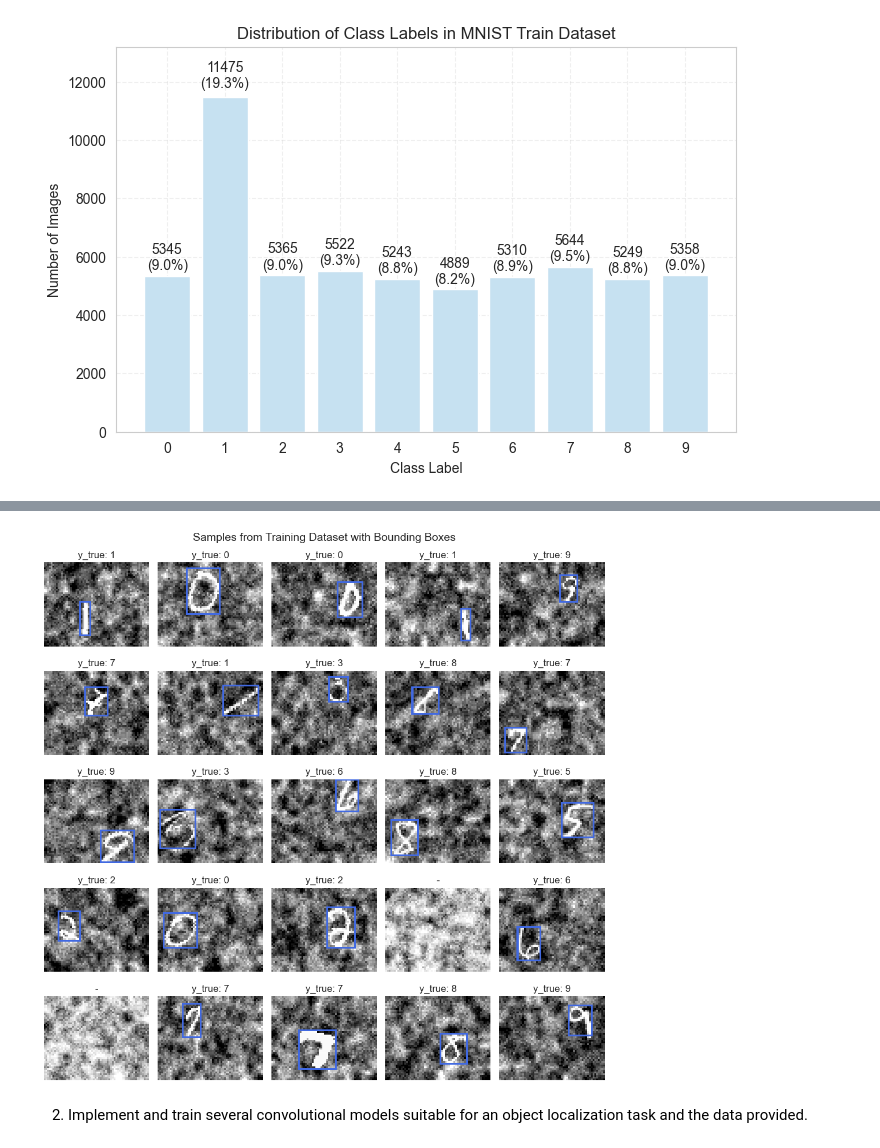
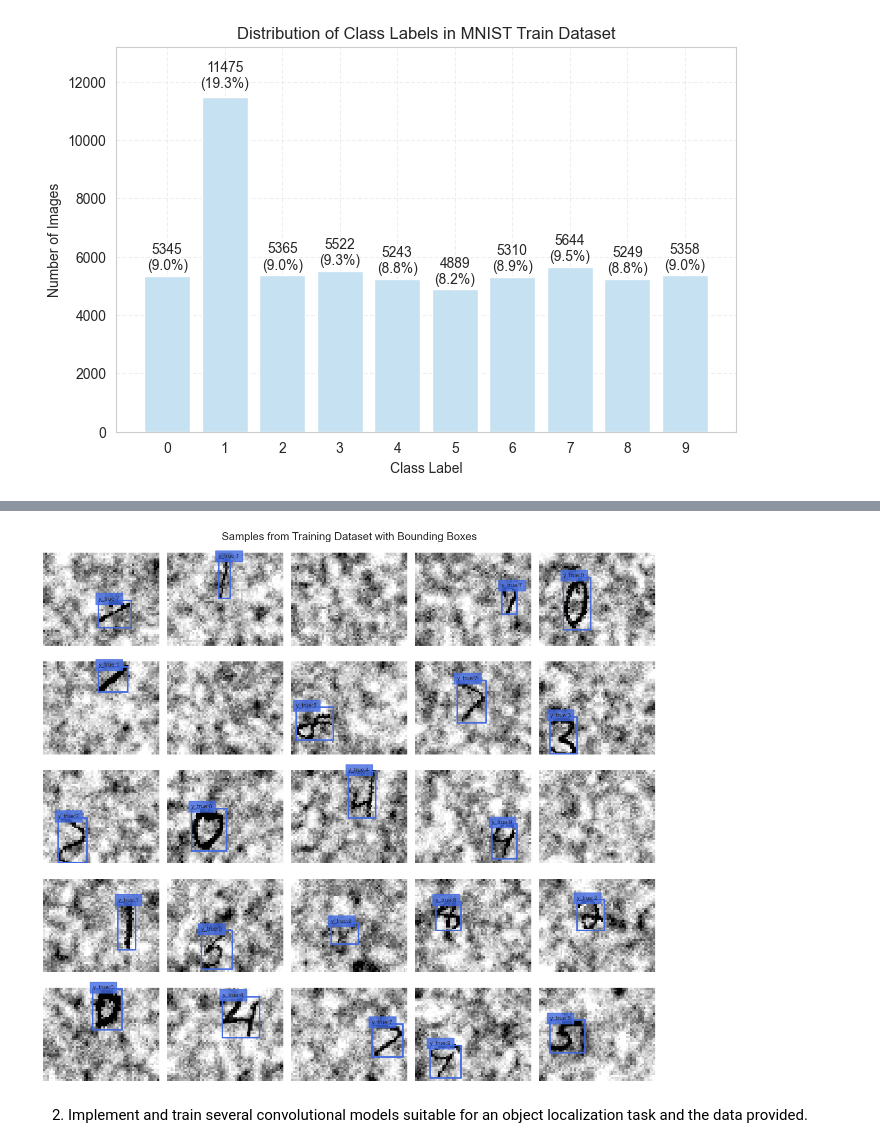
Before and after one commit to kuimetra/deep_learning, a Jupyter notebook: Project 2/main.ipynb, the cells around one changed output, grey strips where cells are left out. Saved outputs shown, nothing was run; the diff lists cells and outputs as text; code cells hidden in the pictures.

Commit message:
plot_model_predictions using Rectangle

```diff
--- a/Project 2/main.ipynb
+++ b/Project 2/main.ipynb
@@ -104,27 +115,30 @@ def get_bbox(x, y, w, h, img_height=48, img_width=60):
 # %%
 img_height, img_width = 48, 60
 sample_indices = np.random.choice(len(train_dataset), 25, replace=False)
 
-# image, bounding box, binary p_c, label
-samples = [(train_dataset[idx][0], get_bbox(*train_dataset[idx][1][1:5], img_height, img_width),
-            train_dataset[idx][1][0], train_dataset[idx][1][5]) for idx in sample_indices]
+fig, axs = plt.subplots(5, 5, figsize=(12, 11))
 
-fig, axs = plt.subplots(5, 5, figsize=(10, 10))
+for ax, idx in zip(axs.ravel(), sample_indices):
+    img, (p_c, x, y, w, h, c) = train_dataset[idx]
+    img = (img * 255).to(torch.uint8).numpy().squeeze()
 
-for ax, (image, bbox, p_c, label) in zip(axs.ravel(), samples):
-    img = (image * 255).to(torch.uint8)
     if p_c:
-        img = draw_bounding_boxes(img, torch.tensor([bbox], dtype=torch.float), colors="royalblue", width=1)
+        x_min, y_min, x_max, y_max = get_bbox(x, y, w, h)
 
-    ax.imshow(torchvision.transforms.functional.to_pil_image(img), cmap="Greys")
-    ax.set_title(f"y_true: {int(label)}" if p_c else "-")
-    ax.axis('off')
+        rect = Rectangle((x_min, y_min), x_max - x_min, y_max - y_min, linewidth=2, edgecolor="royalblue",
+                         facecolor="none")
+        ax.add_patch(rect)
+        ax.text(x_min, y_min, f"y_true:{int(c)}", fontsize=8,
+                bbox=dict(facecolor="royalblue", alpha=0.8, edgecolor="royalblue"))
 
-fig.suptitle("Samples from Training Dataset with Bounding Boxes", fontsize=14)
+    ax.imshow(img, cmap="Greys")
+    ax.axis("off")
+
+fig.suptitle("Samples from Training Dataset with Bounding Boxes", fontsize=15)
 plt.tight_layout()
 plt.show()
 # %% [output]
-[figure, old version]
+[figure, new version]
 # %% [markdown]
 2. Implement and train several convolutional models suitable for an object localization task and the data provided.
 # %%
```
Also changed, not shown: parts of 8 cells of this notebook.
